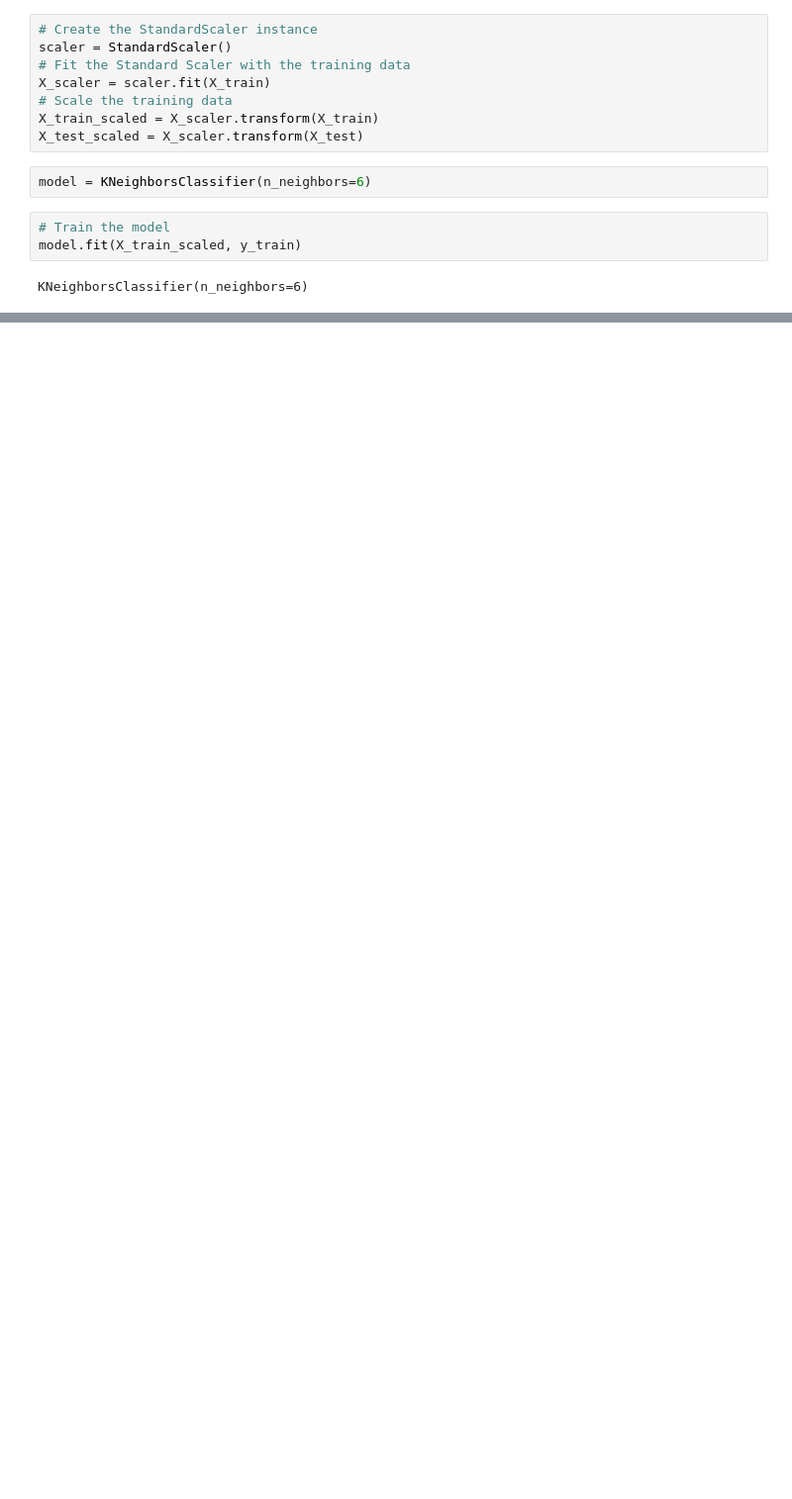
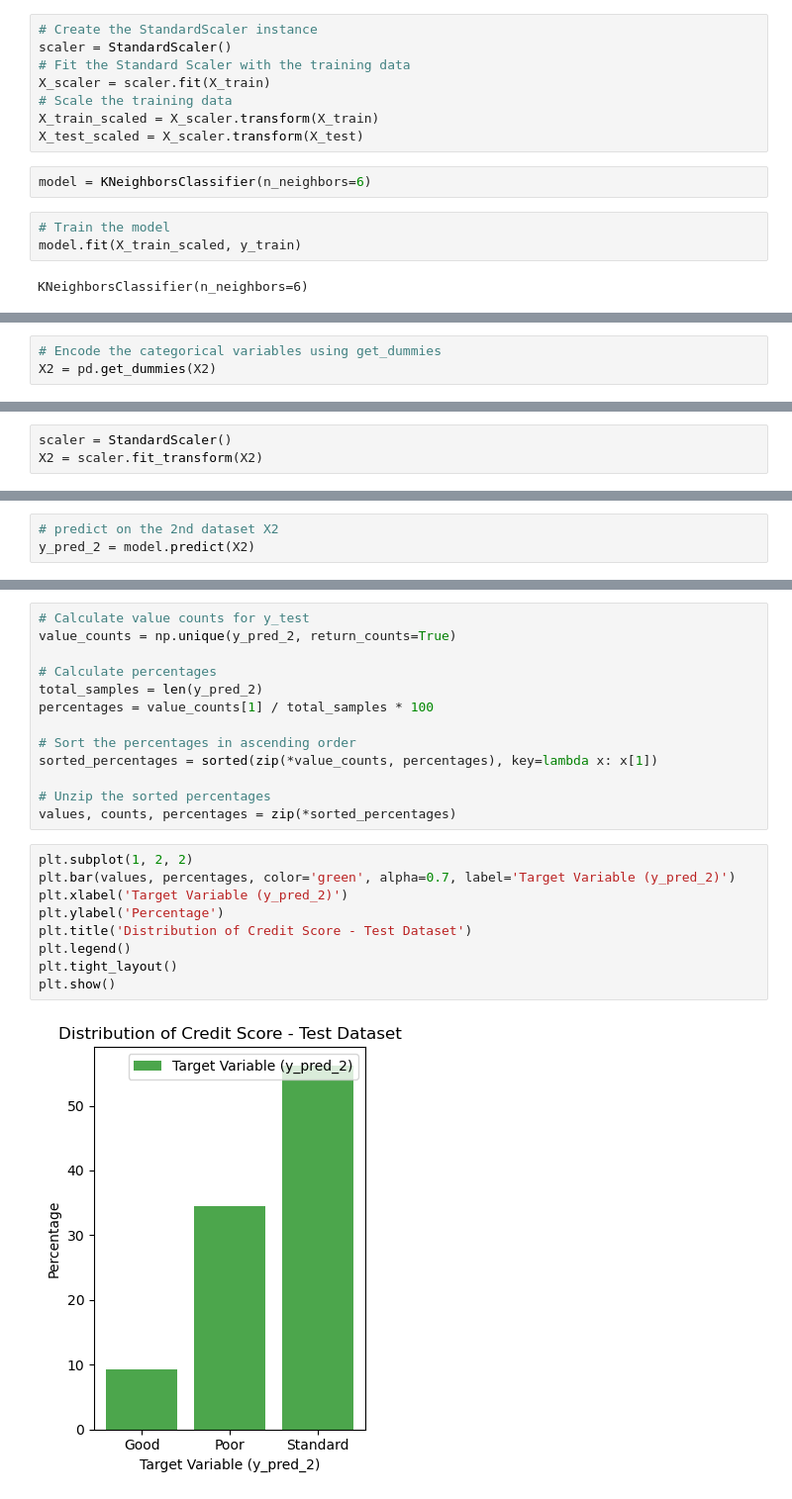
Before and after one commit to josephlomas/Project4_GroupRepo, a Jupyter notebook: Credit_Data_Model.ipynb, the cells around one changed output, grey strips where cells are left out. Shown: that part at 99% size. Saved outputs shown, nothing was run; the diff lists cells and outputs as text; blank space fills up the shorter version.

```diff
--- a/Credit_Data_Model.ipynb
+++ b/Credit_Data_Model.ipynb
@@ -115,0 +146,3 @@ print(accuracy_score(y_test, y_pred))
+# %%
+# Encode the categorical variables using get_dummies
+X2 = pd.get_dummies(X2)
@@ -115,0 +170,3 @@ print(accuracy_score(y_test, y_pred))
+# %%
+scaler = StandardScaler()
+X2 = scaler.fit_transform(X2)
@@ -115,0 +177,3 @@ print(accuracy_score(y_test, y_pred))
+# %%
+# predict on the 2nd dataset X2
+y_pred_2 = model.predict(X2)
@@ -115,0 +228,24 @@ print(accuracy_score(y_test, y_pred))
+# %%
+# Calculate value counts for y_test
+value_counts = np.unique(y_pred_2, return_counts=True)
+
+# Calculate percentages
+total_samples = len(y_pred_2)
+percentages = value_counts[1] / total_samples * 100
+
+# Sort the percentages in ascending order
+sorted_percentages = sorted(zip(*value_counts, percentages), key=lambda x: x[1])
+
+# Unzip the sorted percentages
+values, counts, percentages = zip(*sorted_percentages)
+# %%
+plt.subplot(1, 2, 2)
+plt.bar(values, percentages, color='green', alpha=0.7, label='Target Variable (y_pred_2)')
+plt.xlabel('Target Variable (y_pred_2)')
+plt.ylabel('Percentage')
+plt.title('Distribution of Credit Score - Test Dataset')
+plt.legend()
+plt.tight_layout()
+plt.show()
+# %% [output]
+[figure, added]
```
Also changed, not shown: parts of 20 cells of this notebook.
